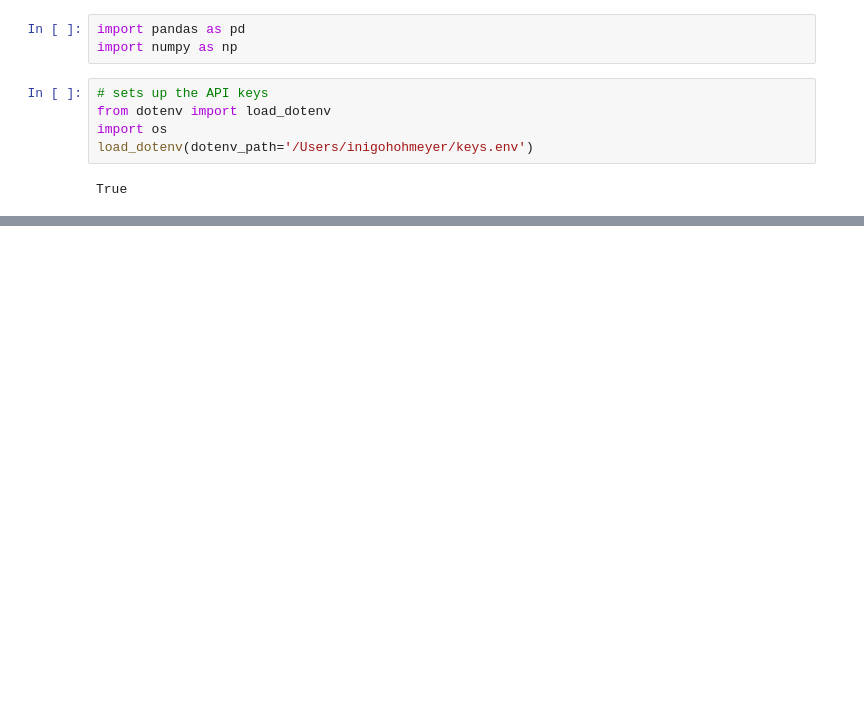
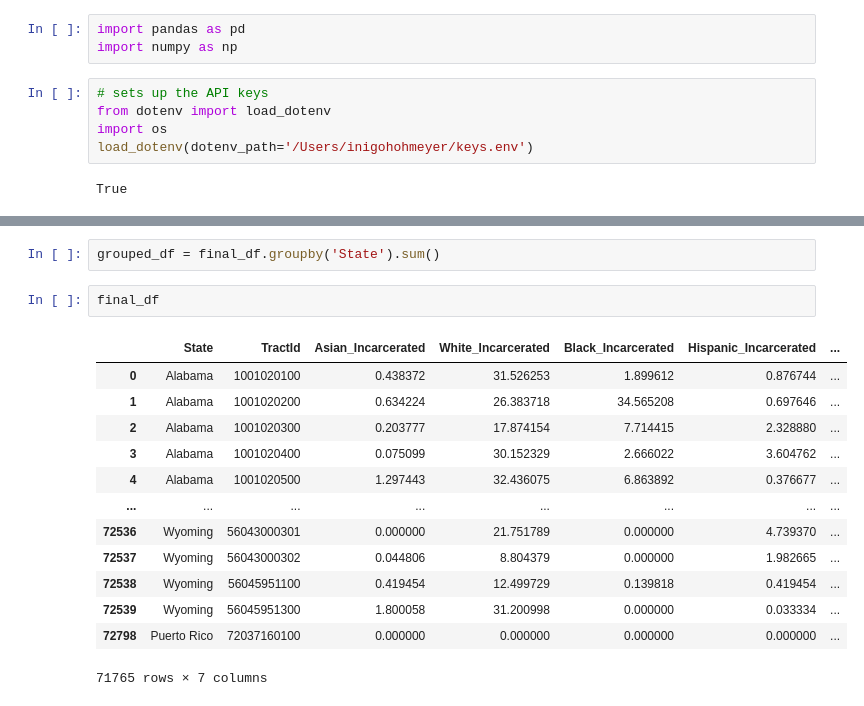
Before and after one commit to InigoHohmeyer/ModelJurors, a Jupyter notebook: file1.ipynb, the cells around one changed output, grey strips where cells are left out. Cells and saved outputs as stored; diff of their text form; blank space fills up the shorter version.

```diff
--- a/file1.ipynb
+++ b/file1.ipynb
@@ -51,0 +300,18 @@ error: unknown/unsupported geography heirarchy
+# %%
+grouped_df = final_df.groupby('State').sum()
+# %%
+final_df
+# %% [output]
+|  | State | TractId | Asian_Incarcerated | White_Incarcerated | Black_Incarcerated | Hispanic_Incarcerated | ... |
+| 0 | Alabama | 1001020100 | 0.438372 | 31.526253 | 1.899612 | 0.876744 | ... |
+| 1 | Alabama | 1001020200 | 0.634224 | 26.383718 | 34.565208 | 0.697646 | ... |
+| 2 | Alabama | 1001020300 | 0.203777 | 17.874154 | 7.714415 | 2.328880 | ... |
+| 3 | Alabama | 1001020400 | 0.075099 | 30.152329 | 2.666022 | 3.604762 | ... |
+| 4 | Alabama | 1001020500 | 1.297443 | 32.436075 | 6.863892 | 0.376677 | ... |
+| ... | ... | ... | ... | ... | ... | ... | ... |
+| 72536 | Wyoming | 56043000301 | 0.000000 | 21.751789 | 0.000000 | 4.739370 | ... |
+| 72537 | Wyoming | 56043000302 | 0.044806 | 8.804379 | 0.000000 | 1.982665 | ... |
+| 72538 | Wyoming | 56045951100 | 0.419454 | 12.499729 | 0.139818 | 0.419454 | ... |
+| 72539 | Wyoming | 56045951300 | 1.800058 | 31.200998 | 0.000000 | 0.033334 | ... |
+| 72798 | Puerto Rico | 72037160100 | 0.000000 | 0.000000 | 0.000000 | 0.000000 | ... |
+71765 rows × 7 columns
```
Also changed, not shown: parts of 18 cells of this notebook, 3 other files.
